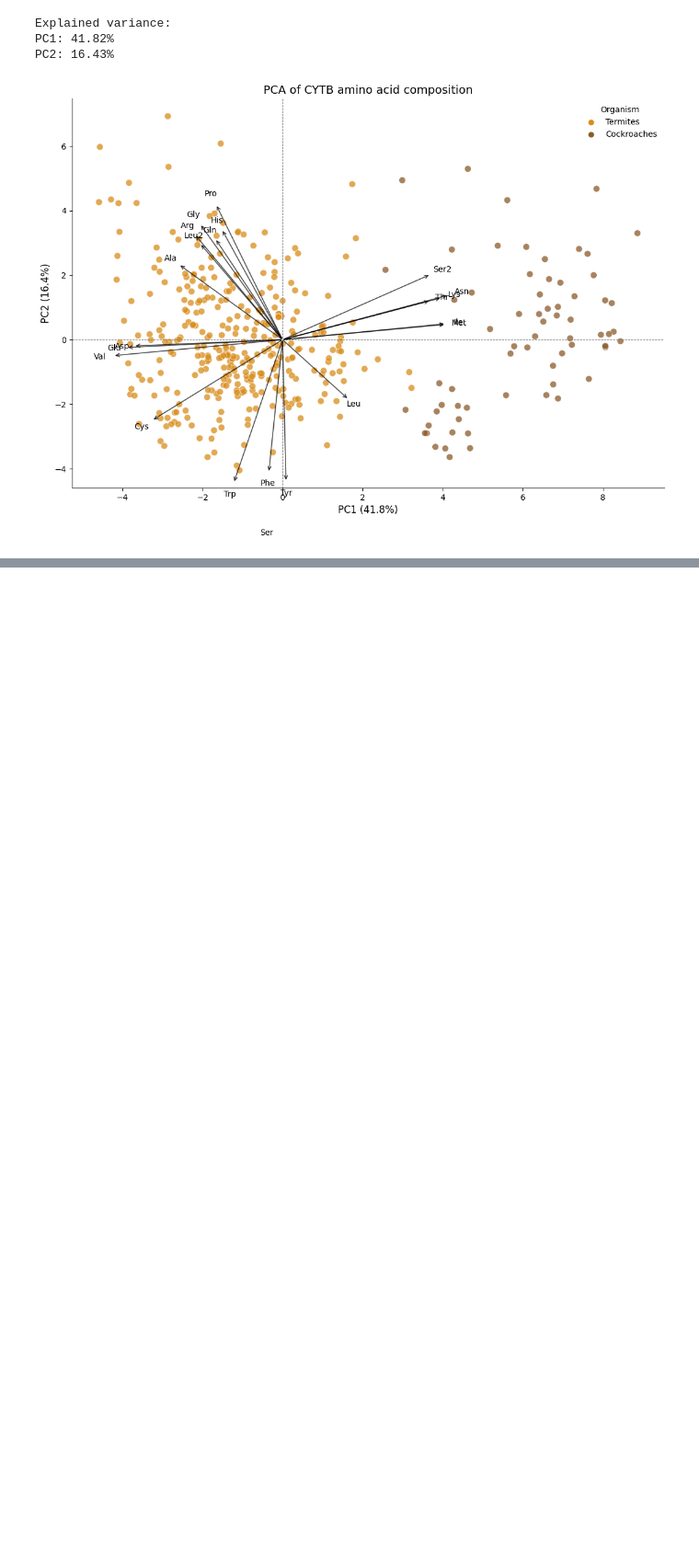
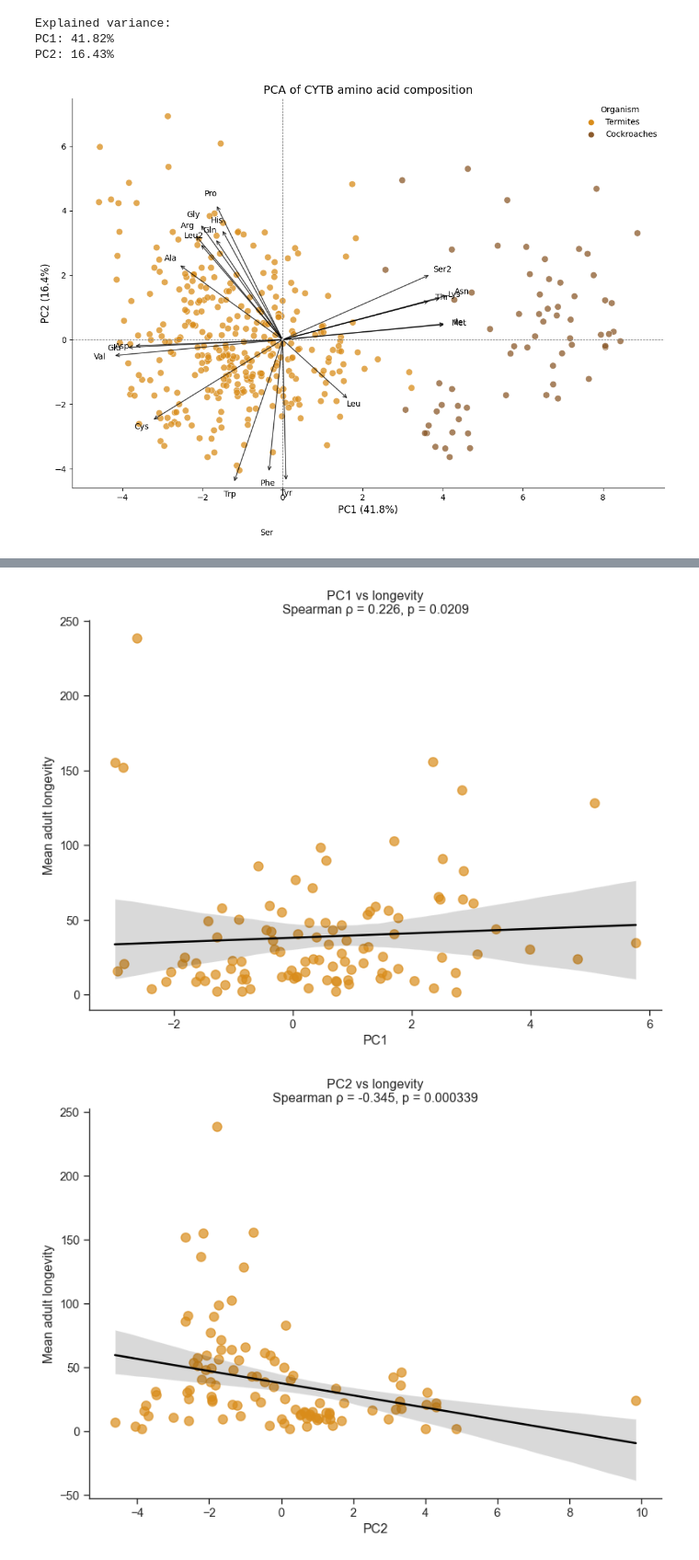
Before and after one commit to mitoclub/mutspec_insecta_paper, a Jupyter notebook: cod/pca_aa_cox1.ipynb, the cells around one changed output, grey strips where cells are left out. Shown at 92% size. Cells and saved outputs as stored; diff of their text form; code cells hidden in the pictures; blank space fills up the shorter version.

```diff
--- a/cod/pca_aa_cox1.ipynb
+++ b/cod/pca_aa_cox1.ipynb
@@ -347,0 +934,45 @@ plt.show()
+# %%
+for component in ["PC1", "PC2"]:
+
+    rho, p_value = spearmanr(
+        family_pca[component],
+        family_pca["Mean_longevity"]
+    )
+
+    fig, ax = plt.subplots(figsize=(8, 6))
+
+    sns.regplot(
+        data=family_pca,
+        x=component,
+        y="Mean_longevity",
+        scatter_kws={
+            "s": 65,
+            "alpha": 0.7,
+            "color": "#D98C1A"
+        },
+        line_kws={
+            "color": "black"
+        },
+        ax=ax
+    )
+
+    ax.set_xlabel(component)
+    ax.set_ylabel("Mean adult longevity")
+
+    ax.set_title(
+        f"{component} vs longevity\n"
+        f"Spearman ρ = {rho:.3f}, p = {p_value:.3g}"
+    )
+
+    sns.despine()
+    plt.tight_layout()
+
+    plt.savefig(
+        output_dir / f"COX1_{component}_longevity.pdf",
+        bbox_inches="tight"
+    )
+
+    plt.show()
+# %% [output]
+[figure, added]
+[figure, added]
```
Also changed, not shown: parts of 25 cells of this notebook.
